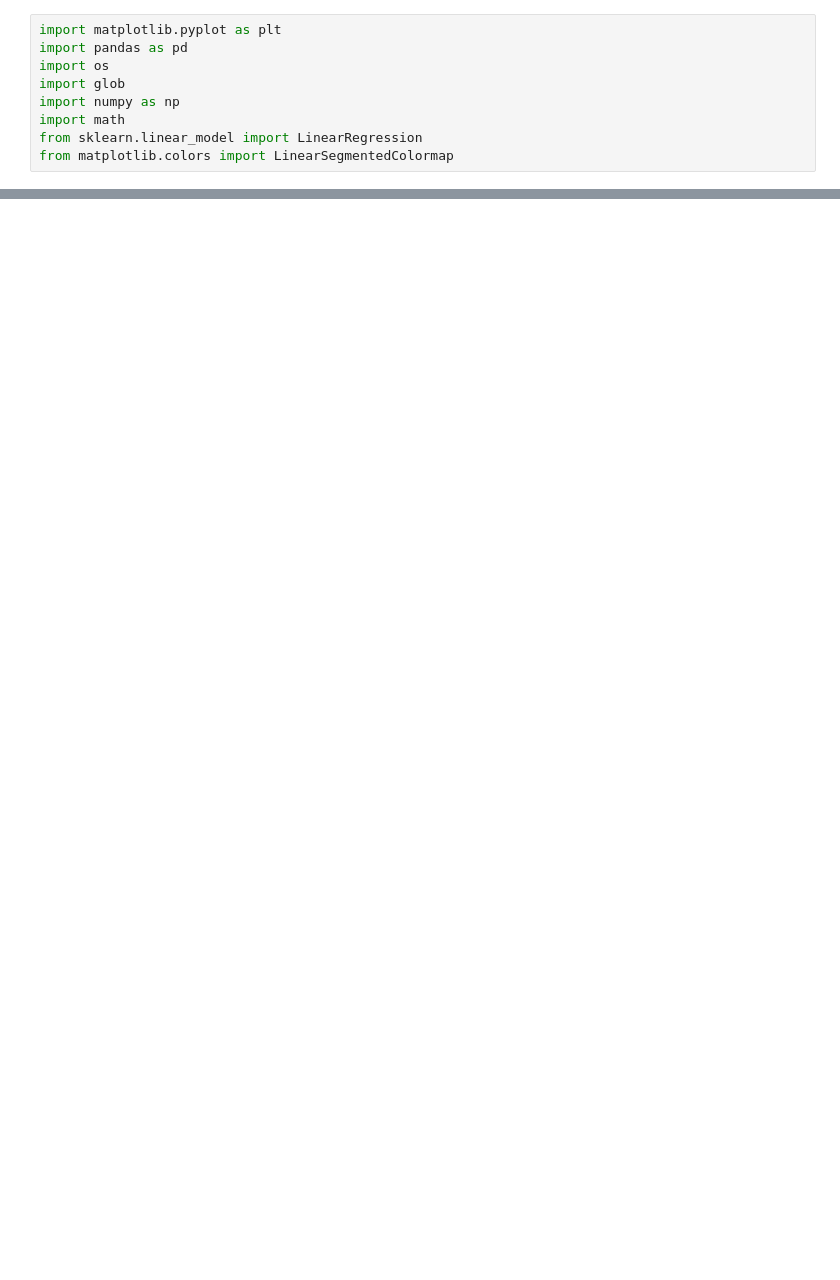
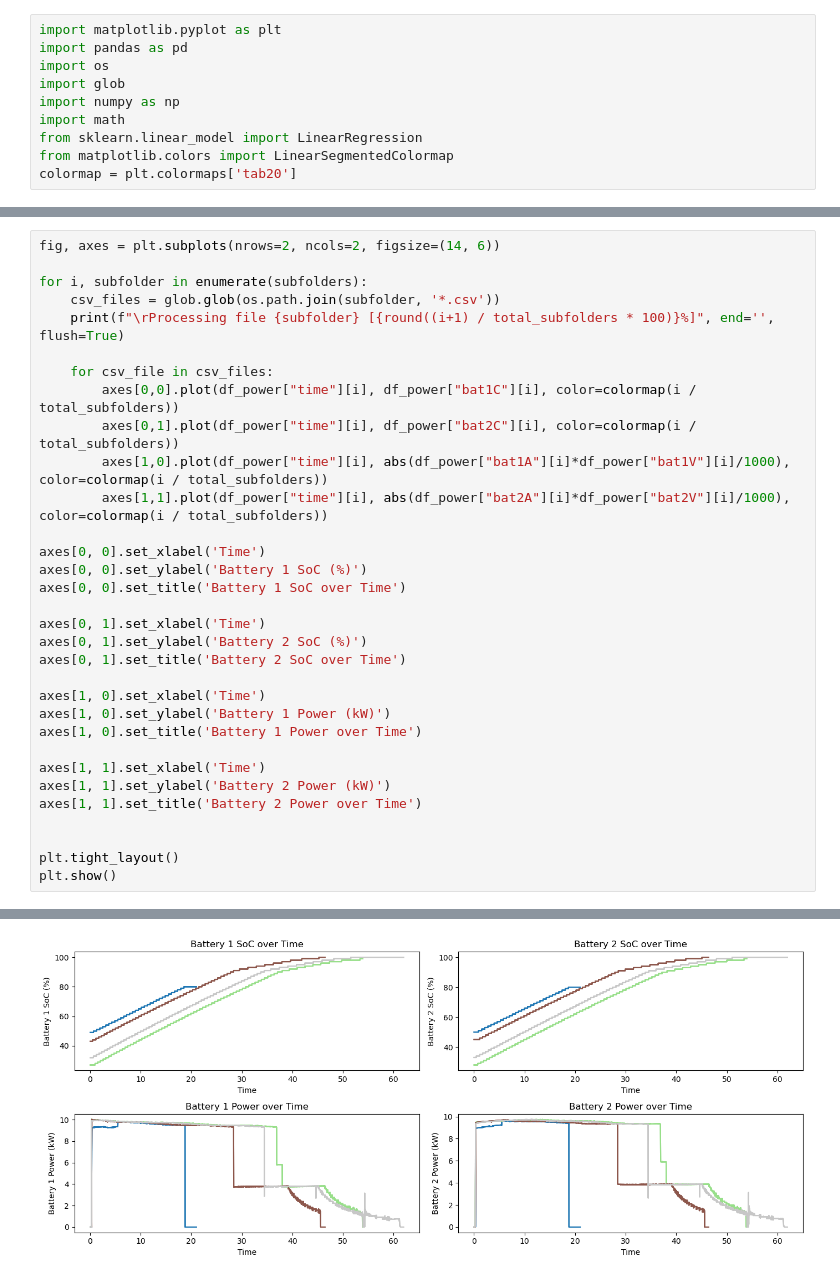
Before and after one commit to NathanL15/BatteryDataAnalysis, a Jupyter notebook: On-Call.ipynb, the cells around one changed output, grey strips where cells are left out. Drawn from its saved outputs; the diff is of its cells as text; blank space fills up the shorter version.

Commit message:
aDDED GRAPHS OF SOC AND power

```diff
--- a/On-Call.ipynb
+++ b/On-Call.ipynb
@@ -7,6 +7,7 @@ import numpy as np
 import math
 from sklearn.linear_model import LinearRegression
 from matplotlib.colors import LinearSegmentedColormap
+colormap = plt.colormaps['tab20']
 # %%
 %%time
 # Flights from Apr 16 to May 23
@@ -64,0 +66,33 @@ Wall time: 691 ms
+# %%
+fig, axes = plt.subplots(nrows=2, ncols=2, figsize=(14, 6))
+
+for i, subfolder in enumerate(subfolders):
+    csv_files = glob.glob(os.path.join(subfolder, '*.csv'))
+    print(f"\rProcessing file {subfolder} [{round((i+1) / total_subfolders * 100)}%]", end='', flush=True)
+
+    for csv_file in csv_files:
+        axes[0,0].plot(df_power["time"][i], df_power["bat1C"][i], color=colormap(i / total_subfolders))
+        axes[0,1].plot(df_power["time"][i], df_power["bat2C"][i], color=colormap(i / total_subfolders))
+        axes[1,0].plot(df_power["time"][i], abs(df_power["bat1A"][i]*df_power["bat1V"][i]/1000), color=colormap(i / total_subfolders))
+        axes[1,1].plot(df_power["time"][i], abs(df_power["bat2A"][i]*df_power["bat2V"][i]/1000), color=colormap(i / total_subfolders))
+
+axes[0, 0].set_xlabel('Time')
+axes[0, 0].set_ylabel('Battery 1 SoC (%)')
+axes[0, 0].set_title('Battery 1 SoC over Time')
+
+axes[0, 1].set_xlabel('Time')
+axes[0, 1].set_ylabel('Battery 2 SoC (%)')
+axes[0, 1].set_title('Battery 2 SoC over Time')
+
+axes[1, 0].set_xlabel('Time')
+axes[1, 0].set_ylabel('Battery 1 Power (kW)')
+axes[1, 0].set_title('Battery 1 Power over Time')
+
+axes[1, 1].set_xlabel('Time')
+axes[1, 1].set_ylabel('Battery 2 Power (kW)')
+axes[1, 1].set_title('Battery 2 Power over Time')
+
+
+plt.tight_layout()
+plt.show()
+# %% [output]
@@ -64,0 +100 @@ Wall time: 691 ms
+[figure, added]
```
Also changed, not shown: parts of 2 cells of this notebook.
